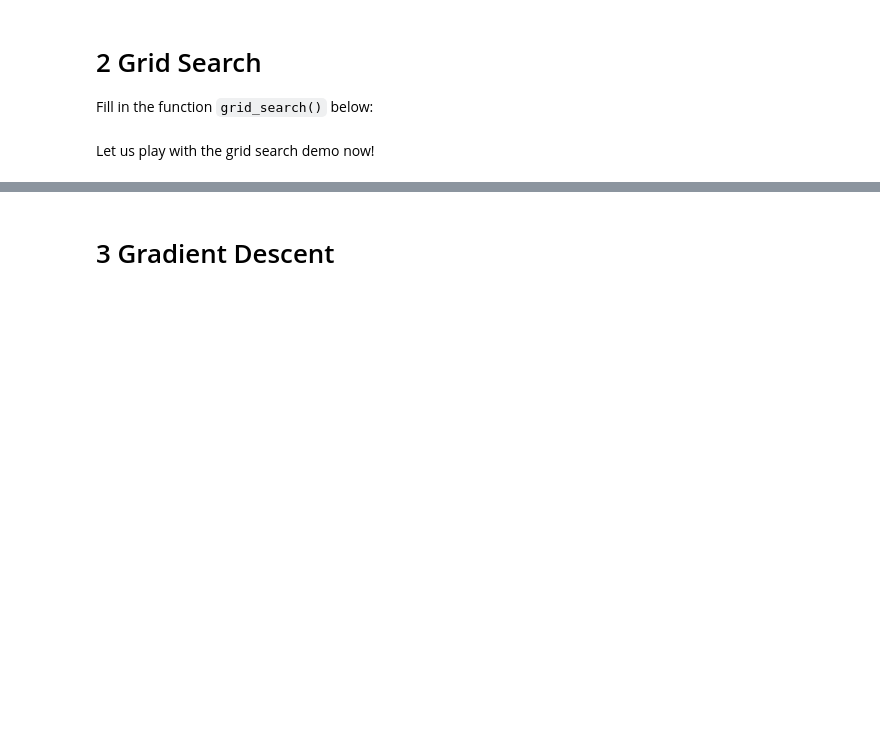
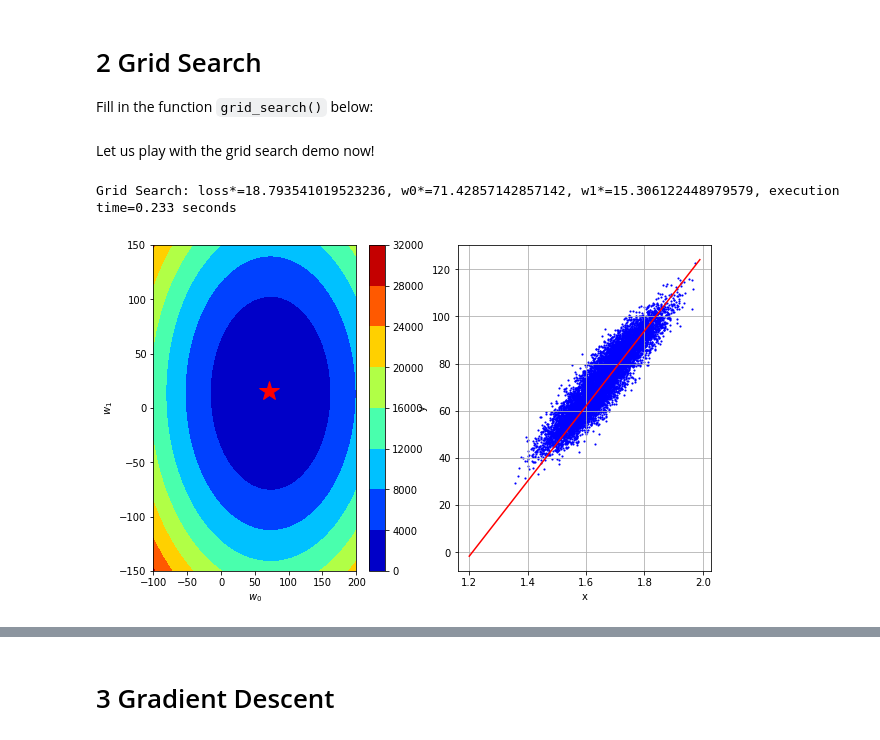
Before and after one commit to AdrianoVM/ML_course, a Jupyter notebook: labs/ex02/template/ex02.ipynb, the cells around one changed output, grey strips where cells are left out. Drawn from its saved outputs; the diff is of its cells as text; code cells hidden in the pictures; blank space fills up the shorter version.

```diff
--- a/labs/ex02/template/ex02.ipynb
+++ b/labs/ex02/template/ex02.ipynb
@@ -45,11 +45,9 @@ def compute_loss(y, tx, w):
     # INSERT YOUR CODE HERE
     # TODO: compute loss by MSE
     # ***************************************************
-    w = np.array([1,2]).T
     N = tx.shape[0]
-    e = y - tx @ w
-    loss = e**2 / (2* N)
-    print(N)
+    e = y - tx @ np.asarray(w)
+    loss = (e @ e.T) / (2* N)
     return loss
-compute_loss(y, tx, 0)
+compute_loss(y, tx, np.array([1,2]).T)
 # %% [output]
@@ -68,31 +64,36 @@ def grid_search(y, tx, w0, w1):
     # INSERT YOUR CODE HERE
     # TODO: compute loss for each combination of w0 and w1.
     # ***************************************************
-    raise NotImplementedError
+    for i in range(w0.shape[0]):
+        for j in range(w1.shape[0]):
+            losses[i,j] = compute_loss(y, tx, np.array((w0[i], w1[j])))
     return losses
 # %% [markdown]
 Let us play with the grid search demo now!
 # %%
 from grid_search import generate_w, get_best_parameters
 from plots import grid_visualization
 
 # Generate the grid of parameters to be swept
-grid_w0, grid_w1 = generate_w(num_intervals=10)
+grid_w0, grid_w1 = generate_w(num_intervals=50)
 
 # Start the grid search
 start_time = datetime.datetime.now()
 grid_losses = grid_search(y, tx, grid_w0, grid_w1)
 
 # Select the best combinaison
 loss_star, w0_star, w1_star = get_best_parameters(grid_w0, grid_w1, grid_losses)
 end_time = datetime.datetime.now()
 execution_time = (end_time - start_time).total_seconds()
 
 # Print the results
 print("Grid Search: loss*={l}, w0*={w0}, w1*={w1}, execution time={t:.3f} seconds".format(
       l=loss_star, w0=w0_star, w1=w1_star, t=execution_time))
 
 # Plot the results
 fig = grid_visualization(grid_losses, grid_w0, grid_w1, mean_x, std_x, height, weight)
 fig.set_size_inches(10.0,6.0)
 fig.savefig("grid_plot")  # Optional saving
+# %% [output]
+Grid Search: loss*=18.793541019523236, w0*=71.42857142857142, w1*=15.306122448979579, execution time=0.233 seconds
+[figure, added]
```
Also changed, not shown: parts of 2 cells of this notebook, 1 other file.
